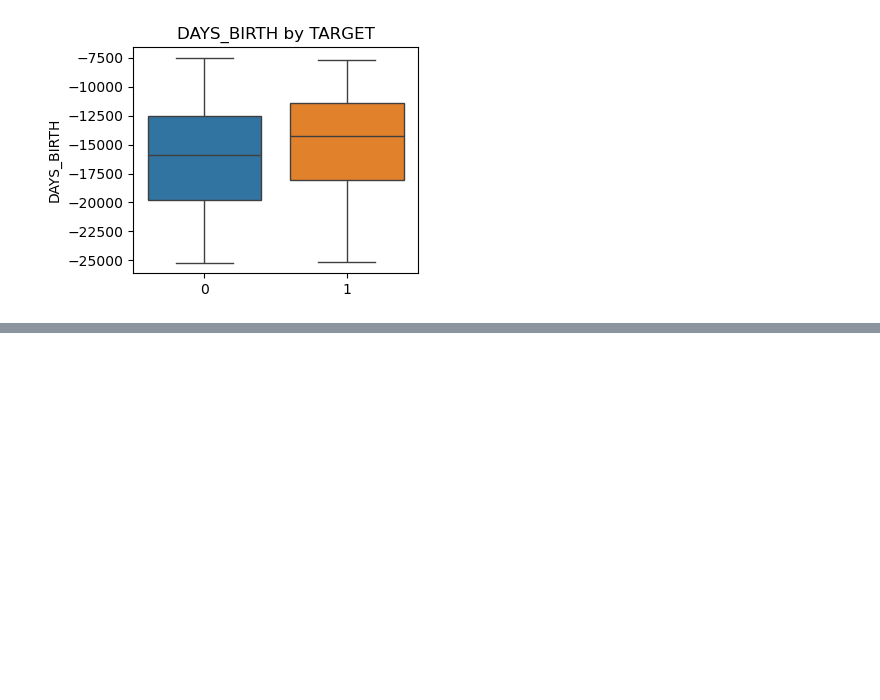
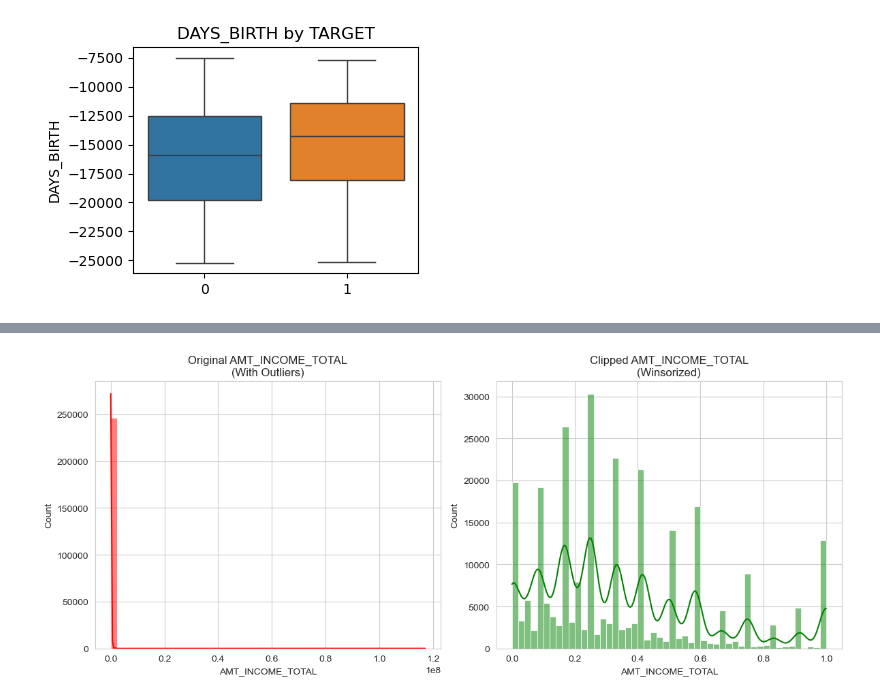
Before and after one commit to olddoorhead/5243Project1, a Jupyter notebook: Project_1.ipynb, the cells around one changed output, grey strips where cells are left out. Cells and saved outputs as stored; diff of their text form; code cells hidden in the pictures; blank space fills up the shorter version.

```diff
--- a/Project_1.ipynb
+++ b/Project_1.ipynb
@@ -1607,0 +2122,19 @@ plt.show()
+# %%
+# Pick one high-variance feature to showcase
+feature_to_check = 'AMT_INCOME_TOTAL'
+
+plt.figure(figsize=(12, 5))
+
+# Original vs Clipped Distribution
+plt.subplot(1, 2, 1)
+sns.histplot(X_tr_step3[feature_to_check], bins=50, kde=True, color='red')
+plt.title(f"Original {feature_to_check}\n(With Outliers)")
+
+plt.subplot(1, 2, 2)
+sns.histplot(X_tr_resampled[feature_to_check], bins=50, kde=True, color='green')
+plt.title(f"Clipped {feature_to_check}\n(Winsorized)")
+
+plt.tight_layout()
+plt.show()
+# %% [output]
+[figure, added]
```
Also changed, not shown: parts of 139 cells of this notebook, 8 other files.
